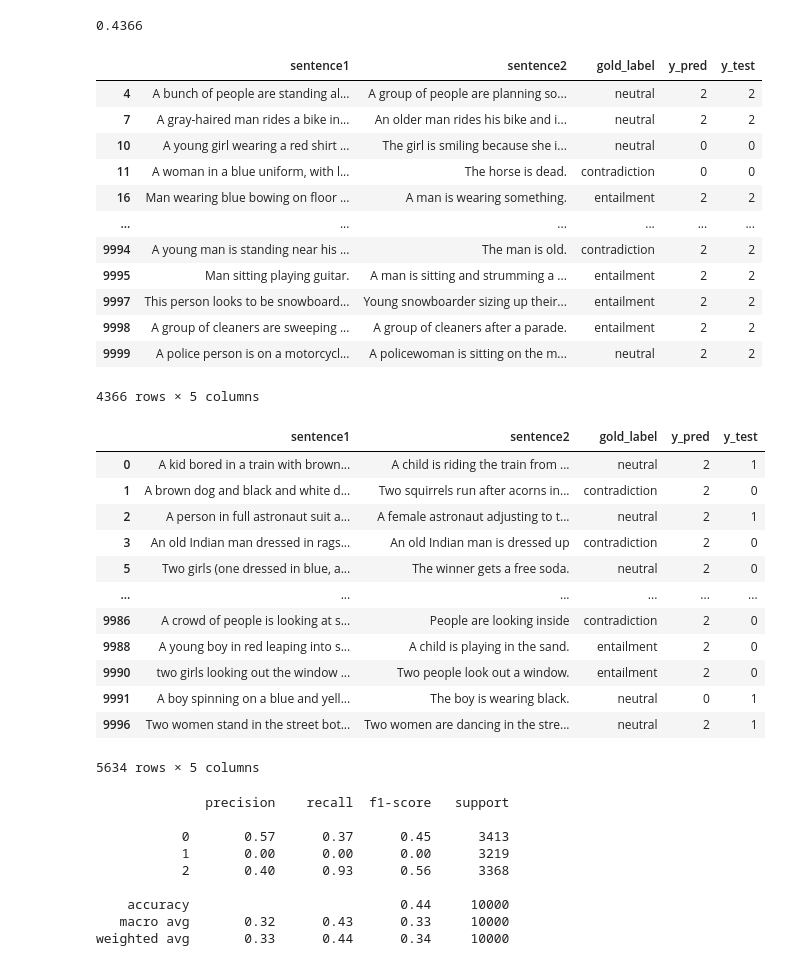
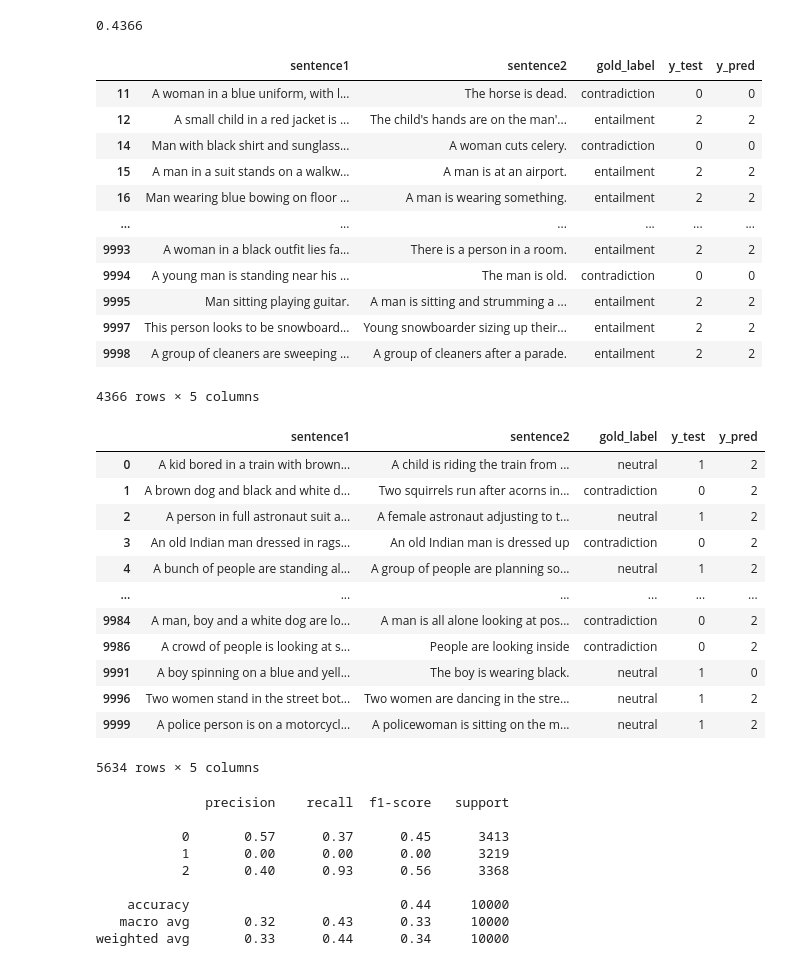
Before and after one commit to statix531441/BERT_NLI, a Jupyter notebook: Results.ipynb, the cells around one changed output. Drawn from its saved outputs; the diff is of its cells as text; code cells hidden in the pictures.

```diff
--- a/Results.ipynb
+++ b/Results.ipynb
@@ -33,7 +33,7 @@ model = Models[opt.model](opt).to(device)
 
 test_df = pd.read_csv(f"{opt.data_folder}/test.csv")
 test_set = Dataset(test_df, opt)
-test_loader = DataLoader(test_set, batch_size=30, shuffle=True)
+test_loader = DataLoader(test_set, batch_size=30, shuffle=False)
 
 model.load_state_dict(state['state_dict'],)
 # %% [output]
@@ -64,38 +64,38 @@ y_pred, y_test = torch.tensor(y_pred).detach().numpy(), torch.tensor(y_test).det
 # %%
 # Succ
 test_df['y_pred'] = y_pred
 test_df['y_test'] = y_test
-test_df.loc[y_pred==y_test, ['sentence1', 'sentence2', 'gold_label', 'y_pred', 'y_test']]
+test_df.loc[y_pred==y_test, ['sentence1', 'sentence2', 'gold_label', 'y_test', 'y_pred']]
 # %% [output]
-|  | sentence1 | sentence2 | gold_label | y_pred | y_test |
-| 4 | A bunch of people are standing al... | A group of people are planning so... | neutral | 2 | 2 |
-| 7 | A gray-haired man rides a bike in... | An older man rides his bike and i... | neutral | 2 | 2 |
-| 10 | A young girl wearing a red shirt ... | The girl is smiling because she i... | neutral | 0 | 0 |
+|  | sentence1 | sentence2 | gold_label | y_test | y_pred |
 | 11 | A woman in a blue uniform, with l... | The horse is dead. | contradiction | 0 | 0 |
+| 12 | A small child in a red jacket is ... | The child's hands are on the man'... | entailment | 2 | 2 |
+| 14 | Man with black shirt and sunglass... | A woman cuts celery. | contradiction | 0 | 0 |
+| 15 | A man in a suit stands on a walkw... | A man is at an airport. | entailment | 2 | 2 |
 | 16 | Man wearing blue bowing on floor ... | A man is wearing something. | entailment | 2 | 2 |
 | ... | ... | ... | ... | ... | ... |
-| 9994 | A young man is standing near his ... | The man is old. | contradiction | 2 | 2 |
+| 9993 | A woman in a black outfit lies fa... | There is a person in a room. | entailment | 2 | 2 |
+| 9994 | A young man is standing near his ... | The man is old. | contradiction | 0 | 0 |
 | 9995 | Man sitting playing guitar. | A man is sitting and strumming a ... | entailment | 2 | 2 |
 | 9997 | This person looks to be snowboard... | Young snowboarder sizing up their... | entailment | 2 | 2 |
 | 9998 | A group of cleaners are sweeping ... | A group of cleaners after a parade. | entailment | 2 | 2 |
-| 9999 | A police person is on a motorcycl... | A policewoman is sitting on the m... | neutral | 2 | 2 |
 4366 rows × 5 columns
 # %%
 # Fails
-test_df.loc[y_pred!=y_test, ['sentence1', 'sentence2', 'gold_label', 'y_pred', 'y_test']]
+test_df.loc[y_pred!=y_test, ['sentence1', 'sentence2', 'gold_label', 'y_test', 'y_pred']]
 # %% [output]
-|  | sentence1 | sentence2 | gold_label | y_pred | y_test |
-| 0 | A kid bored in a train with brown... | A child is riding the train from ... | neutral | 2 | 1 |
-| 1 | A brown dog and black and white d... | Two squirrels run after acorns in... | contradiction | 2 | 0 |
-| 2 | A person in full astronaut suit a... | A female astronaut adjusting to t... | neutral | 2 | 1 |
-| 3 | An old Indian man dressed in rags... | An old Indian man is dressed up | contradiction | 2 | 0 |
-| 5 | Two girls (one dressed in blue, a... | The winner gets a free soda. | neutral | 2 | 0 |
+|  | sentence1 | sentence2 | gold_label | y_test | y_pred |
+| 0 | A kid bored in a train with brown... | A child is riding the train from ... | neutral | 1 | 2 |
+| 1 | A brown dog and black and white d... | Two squirrels run after acorns in... | contradiction | 0 | 2 |
+| 2 | A person in full astronaut suit a... | A female astronaut adjusting to t... | neutral | 1 | 2 |
+| 3 | An old Indian man dressed in rags... | An old Indian man is dressed up | contradiction | 0 | 2 |
+| 4 | A bunch of people are standing al... | A group of people are planning so... | neutral | 1 | 2 |
 | ... | ... | ... | ... | ... | ... |
-| 9986 | A crowd of people is looking at s... | People are looking inside | contradiction | 2 | 0 |
-| 9988 | A young boy in red leaping into s... | A child is playing in the sand. | entailment | 2 | 0 |
-| 9990 | two girls looking out the window ... | Two people look out a window. | entailment | 2 | 0 |
-| 9991 | A boy spinning on a blue and yell... | The boy is wearing black. | neutral | 0 | 1 |
-| 9996 | Two women stand in the street bot... | Two women are dancing in the stre... | neutral | 2 | 1 |
+| 9984 | A man, boy and a white dog are lo... | A man is all alone looking at pos... | contradiction | 0 | 2 |
+| 9986 | A crowd of people is looking at s... | People are looking inside | contradiction | 0 | 2 |
+| 9991 | A boy spinning on a blue and yell... | The boy is wearing black. | neutral | 1 | 0 |
+| 9996 | Two women stand in the street bot... | Two women are dancing in the stre... | neutral | 1 | 2 |
+| 9999 | A police person is on a motorcycl... | A policewoman is sitting on the m... | neutral | 1 | 2 |
 5634 rows × 5 columns
 # %%
 ConfusionMatrixDisplay.from_predictions(y_test, y_pred)
```
Also changed, not shown: parts of 1 cell of this notebook.
